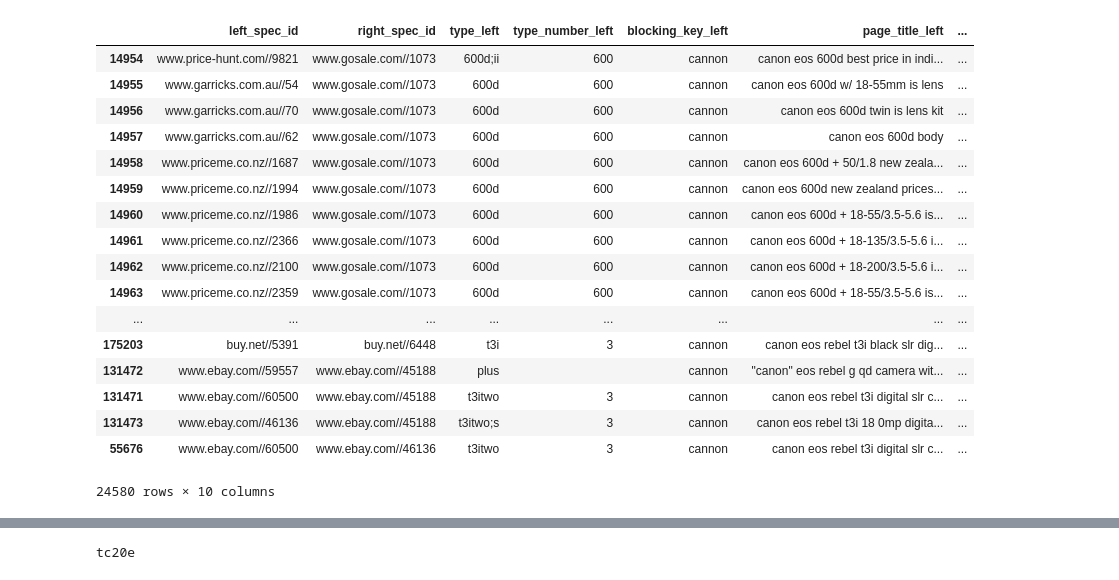
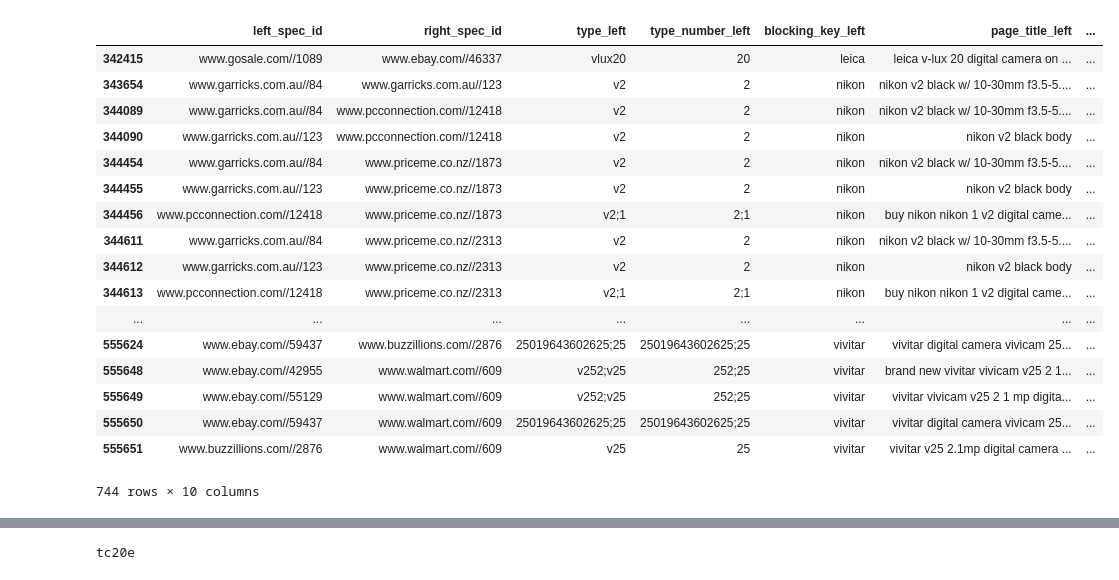
Before and after one commit to greatji/SigmodProgrammingContest2020_code, a Jupyter notebook: Model_1.ipynb, the cells around one changed output, grey strips where cells are left out. Saved outputs shown, nothing was run; the diff lists cells and outputs as text; code cells hidden in the pictures.

```diff
--- a/Model_1.ipynb
+++ b/Model_1.ipynb
@@ -568,24 +568,24 @@ xxxx.sample(n=50)
 # %%
-xxxx[xxxx['type_left'].str.startswith('t3i') | xxxx['type_right'].str.startswith('t3i')]
+xxxx[xxxx['type_left'].str.startswith('v2') | xxxx['type_right'].str.startswith('v2')]
 # %% [output]
 |  | left_spec_id | right_spec_id | type_left | type_number_left | blocking_key_left | page_title_left | ... |
-| 14954 | www.price-hunt.com//9821 | www.gosale.com//1073 | 600d;ii | 600 | cannon | canon eos 600d best price in indi... | ... |
-| 14955 | www.garricks.com.au//54 | www.gosale.com//1073 | 600d | 600 | cannon | canon eos 600d w/ 18-55mm is lens | ... |
-| 14956 | www.garricks.com.au//70 | www.gosale.com//1073 | 600d | 600 | cannon | canon eos 600d twin is lens kit | ... |
-| 14957 | www.garricks.com.au//62 | www.gosale.com//1073 | 600d | 600 | cannon | canon eos 600d body | ... |
-| 14958 | www.priceme.co.nz//1687 | www.gosale.com//1073 | 600d | 600 | cannon | canon eos 600d + 50/1.8 new zeala... | ... |
-| 14959 | www.priceme.co.nz//1994 | www.gosale.com//1073 | 600d | 600 | cannon | canon eos 600d new zealand prices... | ... |
-| 14960 | www.priceme.co.nz//1986 | www.gosale.com//1073 | 600d | 600 | cannon | canon eos 600d + 18-55/3.5-5.6 is... | ... |
-| 14961 | www.priceme.co.nz//2366 | www.gosale.com//1073 | 600d | 600 | cannon | canon eos 600d + 18-135/3.5-5.6 i... | ... |
-| 14962 | www.priceme.co.nz//2100 | www.gosale.com//1073 | 600d | 600 | cannon | canon eos 600d + 18-200/3.5-5.6 i... | ... |
-| 14963 | www.priceme.co.nz//2359 | www.gosale.com//1073 | 600d | 600 | cannon | canon eos 600d + 18-55/3.5-5.6 is... | ... |
+| 342415 | www.gosale.com//1089 | www.ebay.com//46337 | vlux20 | 20 | leica | leica v-lux 20 digital camera on ... | ... |
+| 343654 | www.garricks.com.au//84 | www.garricks.com.au//123 | v2 | 2 | nikon | nikon v2 black w/ 10-30mm f3.5-5.... | ... |
+| 344089 | www.garricks.com.au//84 | www.pcconnection.com//12418 | v2 | 2 | nikon | nikon v2 black w/ 10-30mm f3.5-5.... | ... |
+| 344090 | www.garricks.com.au//123 | www.pcconnection.com//12418 | v2 | 2 | nikon | nikon v2 black body | ... |
+| 344454 | www.garricks.com.au//84 | www.priceme.co.nz//1873 | v2 | 2 | nikon | nikon v2 black w/ 10-30mm f3.5-5.... | ... |
+| 344455 | www.garricks.com.au//123 | www.priceme.co.nz//1873 | v2 | 2 | nikon | nikon v2 black body | ... |
+| 344456 | www.pcconnection.com//12418 | www.priceme.co.nz//1873 | v2;1 | 2;1 | nikon | buy nikon nikon 1 v2 digital came... | ... |
+| 344611 | www.garricks.com.au//84 | www.priceme.co.nz//2313 | v2 | 2 | nikon | nikon v2 black w/ 10-30mm f3.5-5.... | ... |
+| 344612 | www.garricks.com.au//123 | www.priceme.co.nz//2313 | v2 | 2 | nikon | nikon v2 black body | ... |
+| 344613 | www.pcconnection.com//12418 | www.priceme.co.nz//2313 | v2;1 | 2;1 | nikon | buy nikon nikon 1 v2 digital came... | ... |
 | ... | ... | ... | ... | ... | ... | ... | ... |
-| 175203 | buy.net//5391 | buy.net//6448 | t3i | 3 | cannon | canon eos rebel t3i black slr dig... | ... |
-| 131472 | www.ebay.com//59557 | www.ebay.com//45188 | plus |  | cannon | "canon" eos rebel g qd camera wit... | ... |
-| 131471 | www.ebay.com//60500 | www.ebay.com//45188 | t3itwo | 3 | cannon | canon eos rebel t3i digital slr c... | ... |
-| 131473 | www.ebay.com//46136 | www.ebay.com//45188 | t3itwo;s | 3 | cannon | canon eos rebel t3i 18 0mp digita... | ... |
-| 55676 | www.ebay.com//60500 | www.ebay.com//46136 | t3itwo | 3 | cannon | canon eos rebel t3i digital slr c... | ... |
+| 555624 | www.ebay.com//59437 | www.buzzillions.com//2876 | 25019643602625;25 | 25019643602625;25 | vivitar | vivitar digital camera vivicam 25... | ... |
+| 555648 | www.ebay.com//42955 | www.walmart.com//609 | v252;v25 | 252;25 | vivitar | brand new vivitar vivicam v25 2 1... | ... |
+| 555649 | www.ebay.com//55129 | www.walmart.com//609 | v252;v25 | 252;25 | vivitar | vivitar vivicam v25 2 1 mp digita... | ... |
+| 555650 | www.ebay.com//59437 | www.walmart.com//609 | 25019643602625;25 | 25019643602625;25 | vivitar | vivitar digital camera vivicam 25... | ... |
+| 555651 | www.buzzillions.com//2876 | www.walmart.com//609 | v25 | 25 | vivitar | vivitar v25 2.1mp digital camera ... | ... |
-24580 rows × 10 columns
+744 rows × 10 columns
 # %%
 import re
 stopped_words = set(['ixus','pro','rebel','shot','cyber','catalog','stylus','mark','edition','elph','','digital camera', 'camera','wide','model','sport','network','action','full','ir','mini','metal','digital camera', 'indoor', 'canon eos', 'compact', 'digital', 'digital rebel', 'case', 'lcd', 'panasonic lumix', 'slr', 'cybershot', 'hd', '3x', '4x', '5x', '3gp', '']) | all_brands
```
Also changed, not shown: parts of 5 cells of this notebook.
